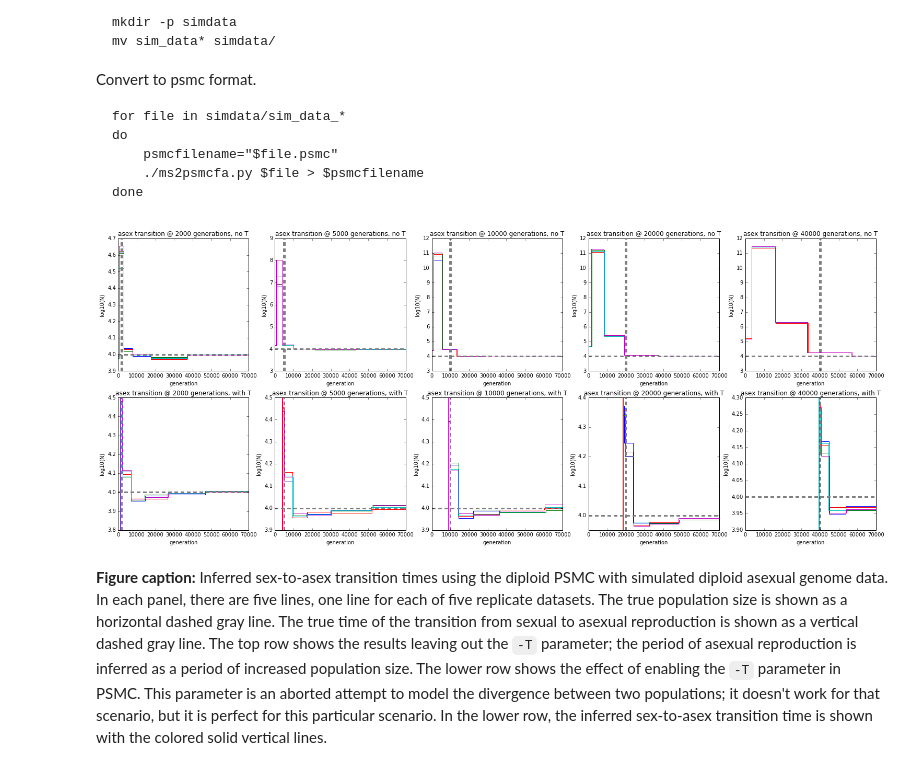
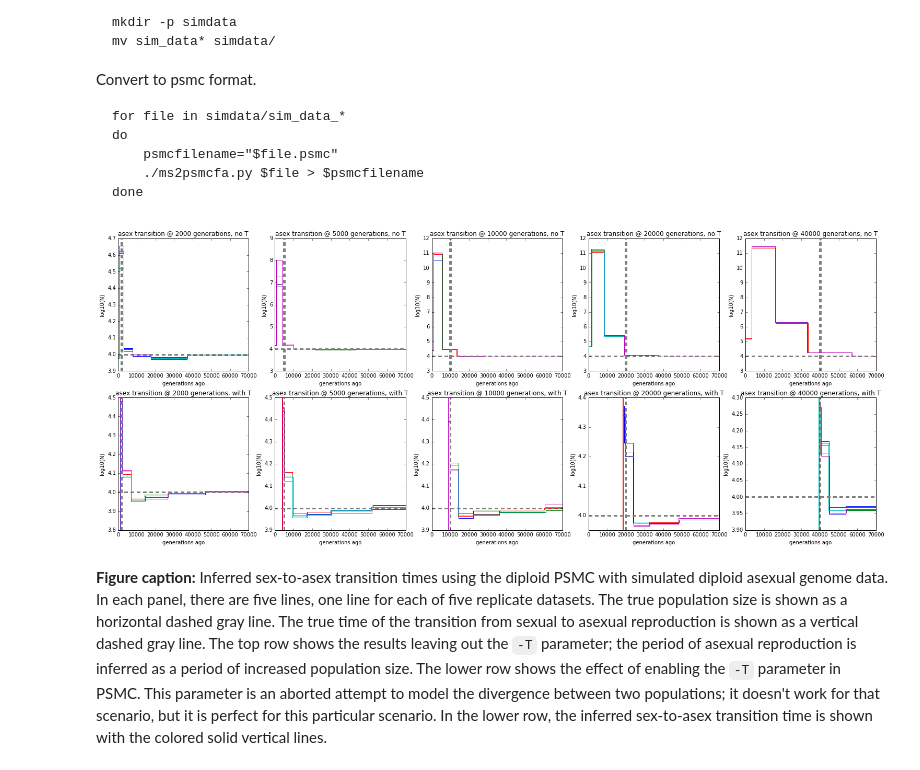
Before and after one commit to ammodramus/tsmc, a Jupyter notebook: snail_sims.ipynb, the cells around one changed output. Drawn from its saved outputs; the diff is of its cells as text; code cells hidden in the pictures.

```diff
--- a/snail_sims.ipynb
+++ b/snail_sims.ipynb
@@ -203,36 +203,36 @@ for colIdx, asexGen in enumerate(asexGens):
     axis = axes[0, colIdx]
     for rowIdx in xrange(datp.shape[0]):
         maxi = int(datp.ix[rowIdx,'maxi'])
         ts = datp.ix[rowIdx,'t0':('t{}'.format(maxi))]
         lambdas = datp.ix[rowIdx, 'lambda0':('lambda{}'.format(maxi))]
         divtime = datp.ix[rowIdx, 'divtime']
         if np.isnan(divtime):
             divtime = None
         plot_psmc(axis, ts, lambdas, divtime, maxt = 70000)
         axis.axvline(asexGen, color = 'gray', lw = 5, ls = 'dashed')
         axis.axhline(np.log10(N), color = 'gray', lw = 3, ls = 'dashed')
         axis.set_title('asex transition @ {} generations, no T'.format(asexGen))
-        axis.set_xlabel('generation')
+        axis.set_xlabel('generations ago')
         axis.set_ylabel('log10(N)')
     # second row: T
     datp = dat.loc[(dat['asex'] == asexGen) & (~np.isnan(dat['divtime'])),:]
     axis = axes[1, colIdx]
     for rowIdx in xrange(datp.shape[0]):
         maxi = int(datp.ix[rowIdx,'maxi'])
         ts = datp.ix[rowIdx,'t0':('t{}'.format(maxi))]
         lambdas = datp.ix[rowIdx, 'lambda0':('lambda{}'.format(maxi))]
         divtime = datp.ix[rowIdx, 'divtime']
         if np.isnan(divtime):
             divtime = None
         plot_psmc(axis, ts, lambdas, divtime, maxt = 70000)
         # add true divergence time
         axis.axvline(asexGen, color = 'gray', lw = 3, ls = 'dashed')
         axis.axhline(np.log10(N), color = 'gray', lw = 3, ls = 'dashed')
         axis.set_title('asex transition @ {} generations, with T'.format(asexGen))
-        axis.set_xlabel('generation')
+        axis.set_xlabel('generations ago')
         axis.set_ylabel('log10(N)')
 # %% [output]
-[figure, old version]
+[figure, new version]
 # %% [markdown]
 **Figure caption:** Inferred sex-to-asex transition times using the diploid PSMC with simulated diploid asexual genome data. In each panel, there are five lines, one line for each of five replicate datasets. The true population size is shown as a horizontal dashed gray line. The true time of the transition from sexual to asexual reproduction is shown as a vertical dashed gray line. The top row shows the results leaving out the `-T` parameter; the period of asexual reproduction is inferred as a period of increased population size. The lower row shows the effect of enabling the `-T` parameter in PSMC. This parameter is an aborted attempt to model the divergence between two populations; it doesn't work for that scenario, but it is perfect for this particular scenario. In the lower row, the inferred sex-to-asex transition time is shown with the colored solid vertical lines.
 # %% [markdown]
```
Also changed, not shown: parts of 35 cells of this notebook.
